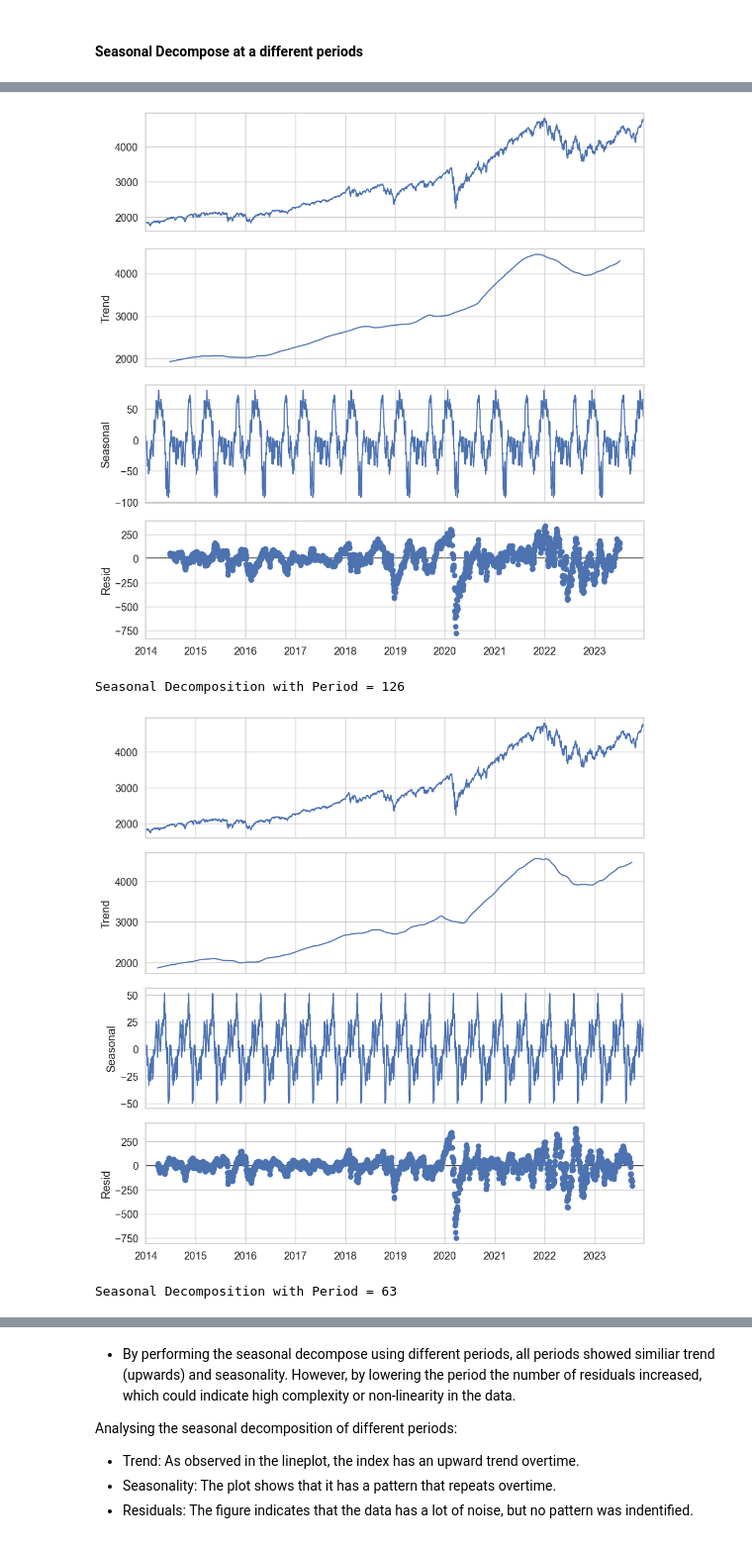
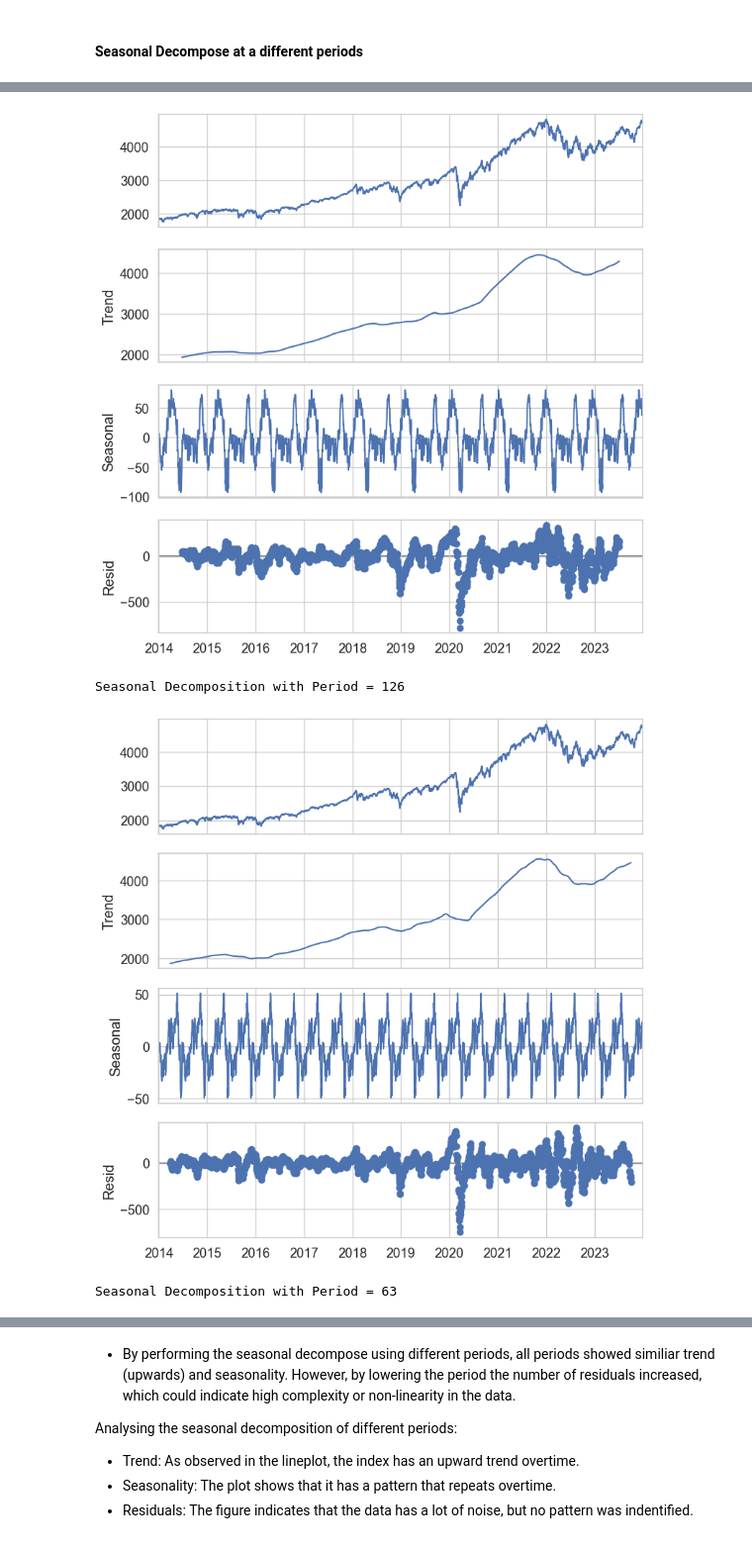
Before and after one commit to nozomu2020264/MSc-Capstone-Project, a Jupyter notebook: Capstone Project - Nozomu - 2020264.ipynb, the cells around one changed output, grey strips where cells are left out. Shown at 99% size. Cells and saved outputs as stored; diff of their text form; code cells hidden in the pictures.

```diff
--- a/Capstone Project - Nozomu - 2020264.ipynb
+++ b/Capstone Project - Nozomu - 2020264.ipynb
@@ -347,18 +347,18 @@ plt.show()
 # %%
 # Seasonal decompositions with different periods.
 periods = [252, 126, 63, 21]  # Annual, Six months, Quartely, Monthly (assuming business days)
 # Function to generate the plots for all periods.
 for period in periods:
     decompositions = seasonal_decompose(df_BF, model='additive', period=period)
 
     # Plotting the components of the decomposition
-    plt.rcParams.update({'figure.figsize': (10,10)})
+    plt.rcParams.update({'figure.figsize': (8,8)})
     print(f"Seasonal Decomposition with Period = {period}")
     decompositions.plot()
     plt.show()
 # %% [output]
 Seasonal Decomposition with Period = 252
-[figure, old version]
+[figure, new version]
 Seasonal Decomposition with Period = 126
-[figure, old version]
+[figure, new version]
 Seasonal Decomposition with Period = 63
```
Also changed, not shown: parts of 48 cells of this notebook.
